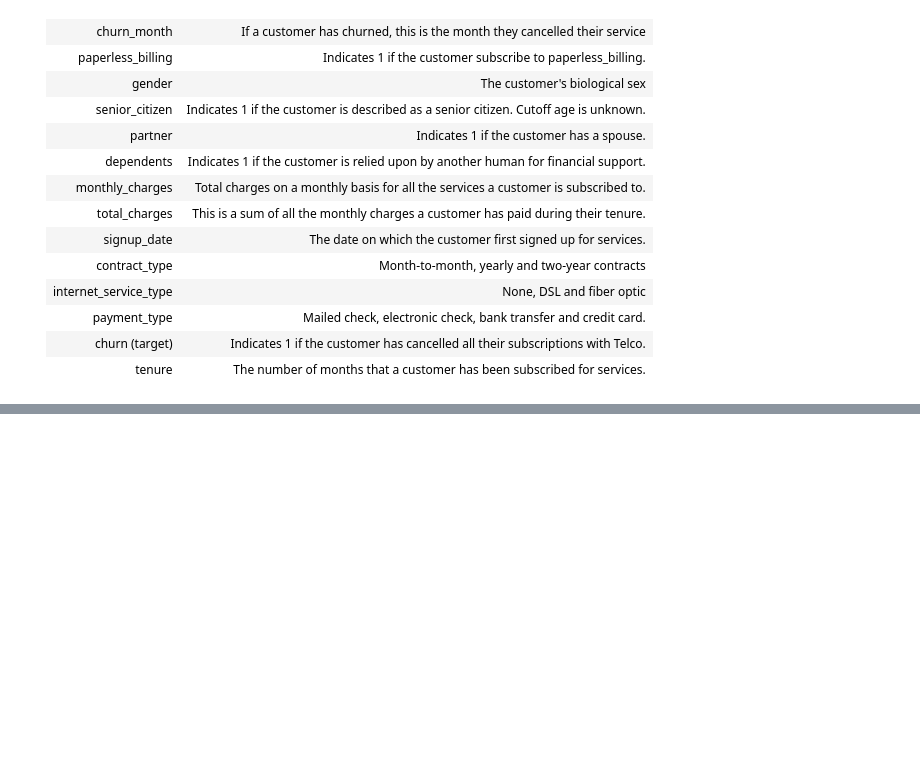
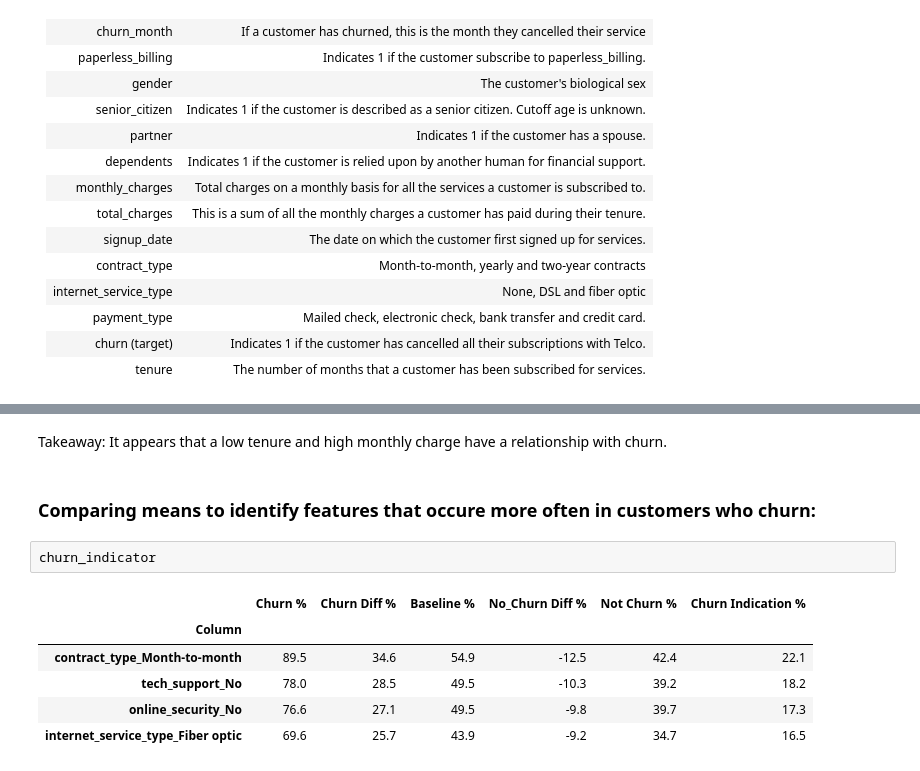
Before and after one commit to JoshuaHolt-Tech/classification_project, a Jupyter notebook: final_report.ipynb, the cells around one changed output, grey strips where cells are left out. Saved outputs shown, nothing was run; the diff lists cells and outputs as text; blank space fills up the shorter version.

```diff
--- a/final_report.ipynb
+++ b/final_report.ipynb
@@ -80,0 +99,13 @@ pd.options.display.max_columns = None
+# %% [markdown]
+Takeaway: It appears that a low tenure and high monthly charge have a relationship with churn.
+# %% [markdown]
+### Comparing means to identify features that occure more often in customers who churn:
+# %%
+churn_indicator
+# %% [output]
+|  | Churn % | Churn Diff % | Baseline % | No_Churn Diff % | Not Churn % | Churn Indication % |
+| Column |  |  |  |  |  |  |
+| contract_type_Month-to-month | 89.5 | 34.6 | 54.9 | -12.5 | 42.4 | 22.1 |
+| tech_support_No | 78.0 | 28.5 | 49.5 | -10.3 | 39.2 | 18.2 |
+| online_security_No | 76.6 | 27.1 | 49.5 | -9.8 | 39.7 | 17.3 |
+| internet_service_type_Fiber optic | 69.6 | 25.7 | 43.9 | -9.2 | 34.7 | 16.5 |
```
Also changed, not shown: parts of 9 cells of this notebook, 2 other files.
